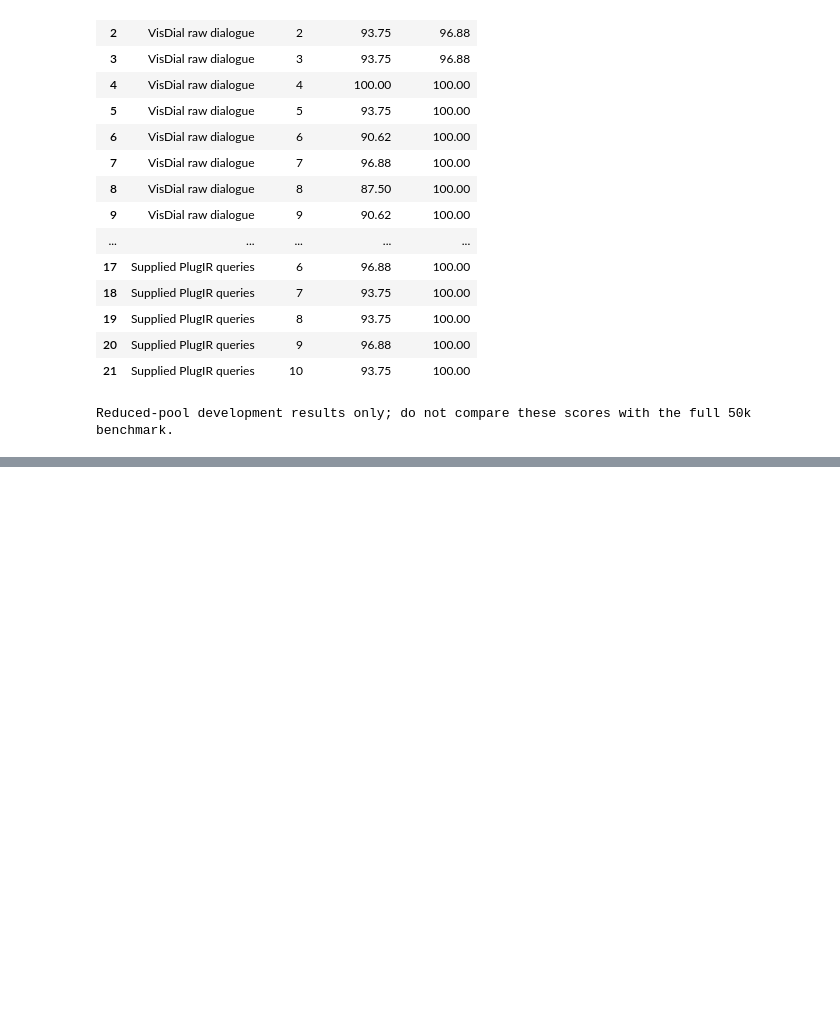
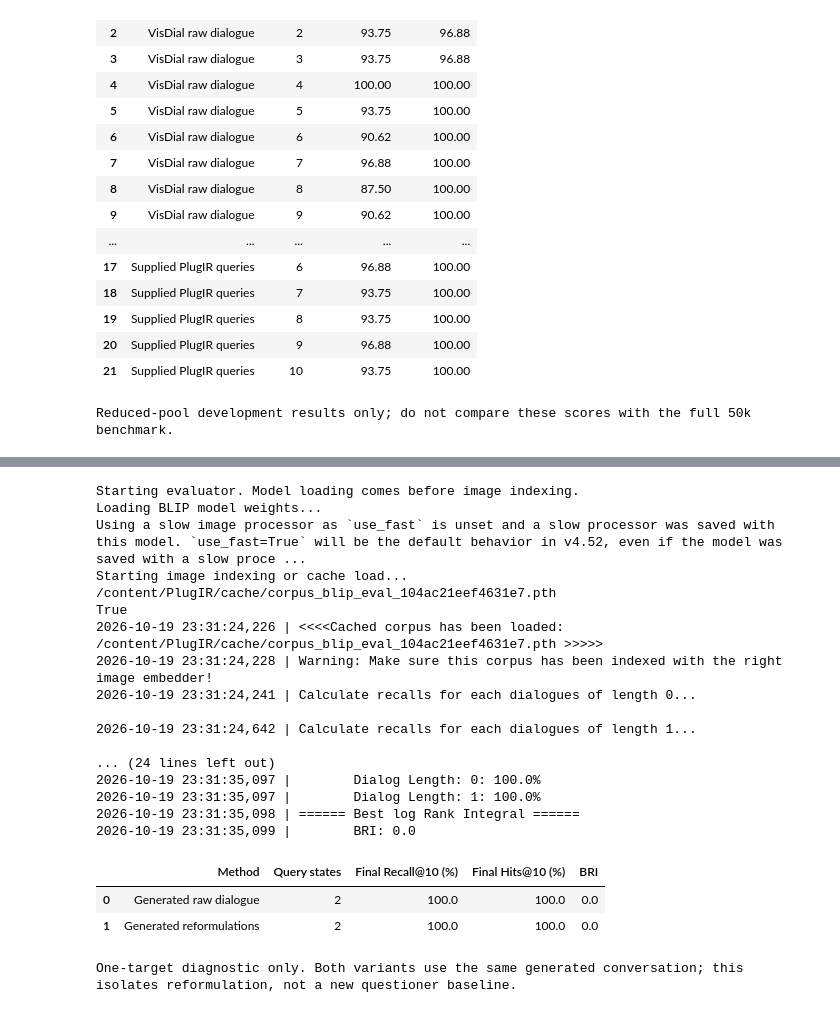
Before and after one commit to lcambisaca/IR-experiments, a Jupyter notebook: 01_visdial_evaluation.ipynb, the cells around one changed output, grey strips where cells are left out. Drawn from its saved outputs; the diff is of its cells as text; code cells hidden in the pictures; blank space fills up the shorter version.

```diff
--- a/01_visdial_evaluation.ipynb
+++ b/01_visdial_evaluation.ipynb
@@ -667,0 +688,10 @@ After seeing **Image embeddings backed up to Drive**, teammates can open this no
+# %%
+# Default OFF: Run all will not download BLIP-2 or spend API credits.
+ENABLE_LIVE_GENERATION = True
+
+LIVE_ROUNDS = 1                 # Start with one; maximum two.
+LIVE_TARGET_INDEX = 0           # One of our 32 matched targets, not the image ID.
+LIVE_QUESTION_CANDIDATES = 2     # Compare two candidates with the original selector.
+LIVE_CANDIDATE_THRESHOLD = 50    # Scale the original 500/50k setting to this 5k pool.
+LIVE_LLM_MODEL = 'openai/gpt-4.1-mini'
+LIVE_MAX_API_REQUESTS = 12       # Counts failed attempts too; usually fewer are needed.
@@ -667,0 +1132,19 @@ After seeing **Image embeddings backed up to Drive**, teammates can open this no
+# %%
+LIVE_RESULT = None
+LIVE_RESULT = run_live_plugir(
+    enabled=ENABLE_LIVE_GENERATION,
+    repo_dir=REPO_DIR, data_dir=DATA_DIR, shared_dir=SHARED_DIR,
+    corpus_paths=corpus_paths, cache_path=CACHE_PATH,
+    cache_identity=cache_identity, baseline_subset=baseline_subset,
+    rounds=LIVE_ROUNDS, target_index=LIVE_TARGET_INDEX,
+    question_candidates=LIVE_QUESTION_CANDIDATES,
+    threshold=LIVE_CANDIDATE_THRESHOLD, model=LIVE_LLM_MODEL,
+    max_api_requests=LIVE_MAX_API_REQUESTS,
+)
+if LIVE_RESULT is not None:
+    import pandas as pd
+    from IPython.display import display
+    print('Initial caption:', LIVE_RESULT['settings']['initial_caption'])
+    print('Initial target rank:', LIVE_RESULT['initial_target_rank'])
+    display(pd.DataFrame(LIVE_RESULT['rounds']))
+    print('Saved outputs:', LIVE_RESULT['run_dir'])
@@ -667,0 +1181,32 @@ After seeing **Image embeddings backed up to Drive**, teammates can open this no
+# %%
+if LIVE_RESULT is None:
+    print('Live generation is off; live evaluation skipped.')
+else:
+    LIVE_METRICS = evaluate_live_dialogue(
+        LIVE_RESULT, repo_dir=REPO_DIR, data_dir=DATA_DIR,
+        cache_path=CACHE_PATH, query_batch_size=QUERY_BATCH_SIZE,
+        top_k=TOP_K, run_with_live_output=run_with_live_output,
+        read_metrics=read_metrics,
+    )
+# %% [output]
+Starting evaluator. Model loading comes before image indexing.
+Loading BLIP model weights...
+Using a slow image processor as `use_fast` is unset and a slow processor was saved with this model. `use_fast=True` will be the default behavior in v4.52, even if the model was saved with a slow proce ...
+Starting image indexing or cache load...
+/content/PlugIR/cache/corpus_blip_eval_104ac21eef4631e7.pth
+True
+2026-10-19 23:31:24,226 | <<<<Cached corpus has been loaded: /content/PlugIR/cache/corpus_blip_eval_104ac21eef4631e7.pth >>>>>
+2026-10-19 23:31:24,228 | Warning: Make sure this corpus has been indexed with the right image embedder!
+2026-10-19 23:31:24,241 | Calculate recalls for each dialogues of length 0...
+
+2026-10-19 23:31:24,642 | Calculate recalls for each dialogues of length 1...
+
+... (24 lines left out)
+2026-10-19 23:31:35,097 |        Dialog Length: 0: 100.0%
+2026-10-19 23:31:35,097 |        Dialog Length: 1: 100.0%
+2026-10-19 23:31:35,098 | ====== Best log Rank Integral ======
+2026-10-19 23:31:35,099 |        BRI: 0.0
+|  | Method | Query states | Final Recall@10 (%) | Final Hits@10 (%) | BRI |
+| 0 | Generated raw dialogue | 2 | 100.0 | 100.0 | 0.0 |
+| 1 | Generated reformulations | 2 | 100.0 | 100.0 | 0.0 |
+One-target diagnostic only. Both variants use the same generated conversation; this isolates reformulation, not a new questioner baseline.
```
Also changed, not shown: parts of 8 cells of this notebook.
